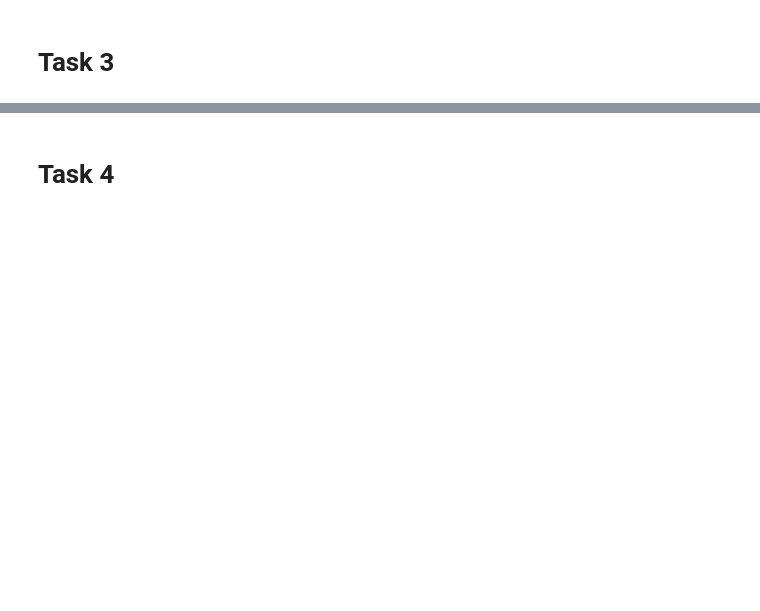
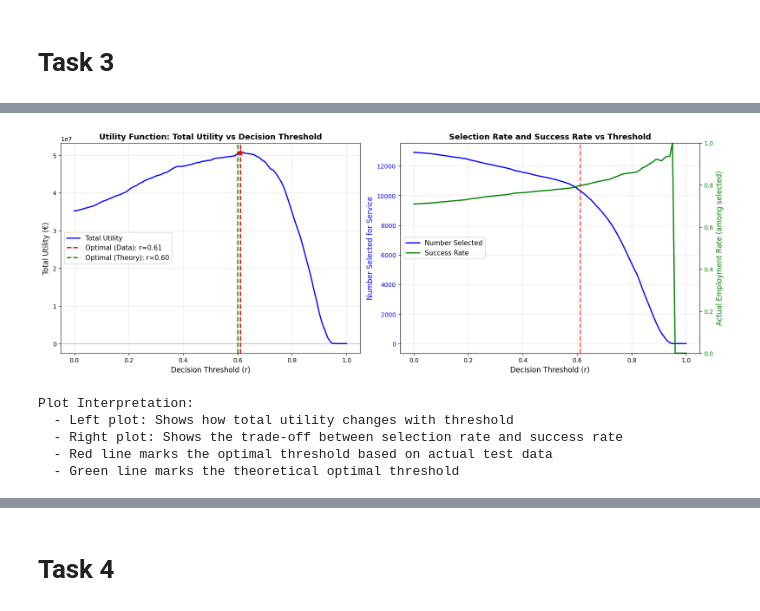
Before and after one commit to lizzylazy/trust_worthyAI, a Jupyter notebook: Case_Study.ipynb, the cells around one changed output, grey strips where cells are left out. Cells and saved outputs as stored; diff of their text form; code cells hidden in the pictures; blank space fills up the shorter version.

```diff
--- a/Case_Study.ipynb
+++ b/Case_Study.ipynb
@@ -93,0 +1006,63 @@ scores = model.predict_proba(X_test)[:,1]
+# %%
+
+# ============================================================================
+# UTILITY FUNCTION VISUALIZATION
+# ============================================================================
+
+fig, axes = plt.subplots(1, 2, figsize=(16, 6))
+
+# Plot 1: Total Utility vs Threshold
+ax1 = axes[0]
+ax1.plot(thresholds, utilities, 'b-', linewidth=2, label='Total Utility')
+ax1.axvline(optimal_threshold_data, color='red', linestyle='--', linewidth=2, label=f'Optimal (Data): r={optimal_threshold_data:.2f}')
+ax1.axvline(optimal_threshold_theory, color='green', linestyle='--', linewidth=2, label=f'Optimal (Theory): r={optimal_threshold_theory:.2f}')
+ax1.axhline(0, color='black', linestyle='-', linewidth=0.5, alpha=0.5)
+ax1.scatter([optimal_threshold_data], [optimal_utility], color='red', s=100, zorder=5, marker='*')
+ax1.set_xlabel('Decision Threshold (r)', fontsize=12)
+ax1.set_ylabel('Total Utility (€)', fontsize=12)
+ax1.set_title('Utility Function: Total Utility vs Decision Threshold', fontsize=13, fontweight='bold')
+ax1.grid(True, alpha=0.3)
+ax1.legend(fontsize=11)
+
+# Plot 2: Number Selected and Success Rate vs Threshold
+ax2 = axes[1]
+ax2_twin = ax2.twinx()
+
+# Plot number selected
+line1 = ax2.plot(thresholds, num_selected, 'b-', linewidth=2, label='Number Selected')
+ax2.set_xlabel('Decision Threshold (r)', fontsize=12)
+ax2.set_ylabel('Number Selected for Service', fontsize=12, color='b')
+ax2.tick_params(axis='y', labelcolor='b')
+
+# Plot success rate
+success_rates = [actual_employment_selected[i] / num_selected[i] if num_selected[i] > 0 else 0
+                 for i in range(len(thresholds))]
+line2 = ax2_twin.plot(thresholds, success_rates, 'g-', linewidth=2, label='Success Rate')
+ax2_twin.set_ylabel('Actual Employment Rate (among selected)', fontsize=12, color='g')
+ax2_twin.tick_params(axis='y', labelcolor='g')
+ax2_twin.set_ylim(0, 1)
+
+ax2.axvline(optimal_threshold_data, color='red', linestyle='--', linewidth=2, alpha=0.7)
+ax2.set_title('Selection Rate and Success Rate vs Threshold', fontsize=13, fontweight='bold')
+ax2.grid(True, alpha=0.3)
+
+# Combine legends
+lines = line1 + line2
+labels = [l.get_label() for l in lines]
+ax2.legend(lines, labels, fontsize=11, loc='center left')
+
+plt.tight_layout()
+plt.show()
+
+print("\nPlot Interpretation:")
+print("  - Left plot: Shows how total utility changes with threshold")
+print("  - Right plot: Shows the trade-off between selection rate and success rate")
+print("  - Red line marks the optimal threshold based on actual test data")
+print("  - Green line marks the theoretical optimal threshold")
+# %% [output]
+[figure, added]
+Plot Interpretation:
+  - Left plot: Shows how total utility changes with threshold
+  - Right plot: Shows the trade-off between selection rate and success rate
+  - Red line marks the optimal threshold based on actual test data
+  - Green line marks the theoretical optimal threshold
```
Also changed, not shown: parts of 36 cells of this notebook.
